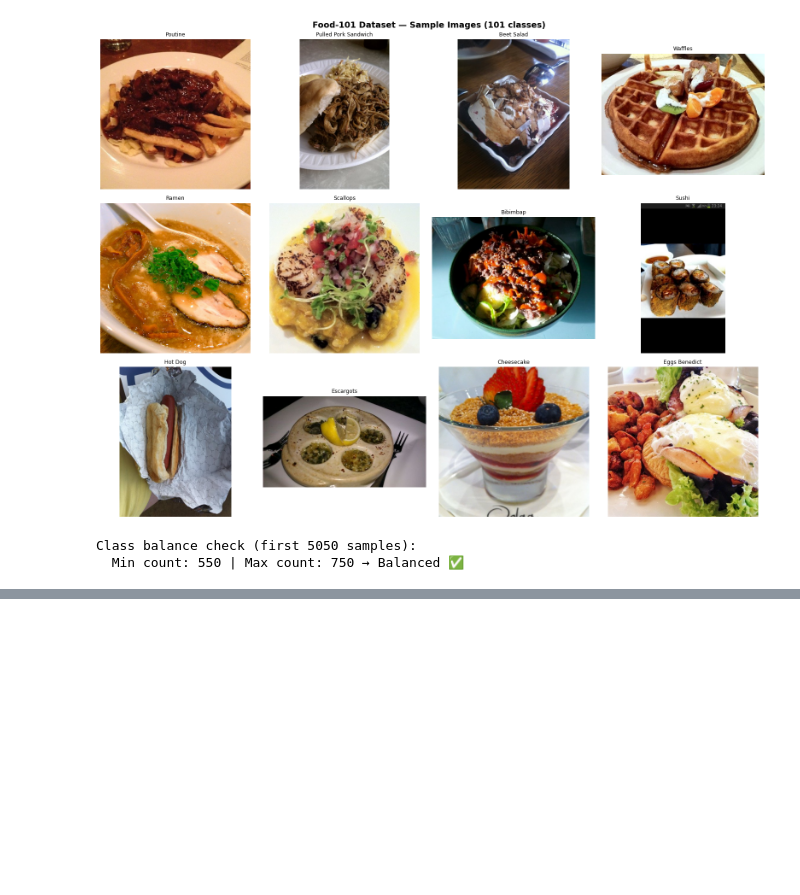
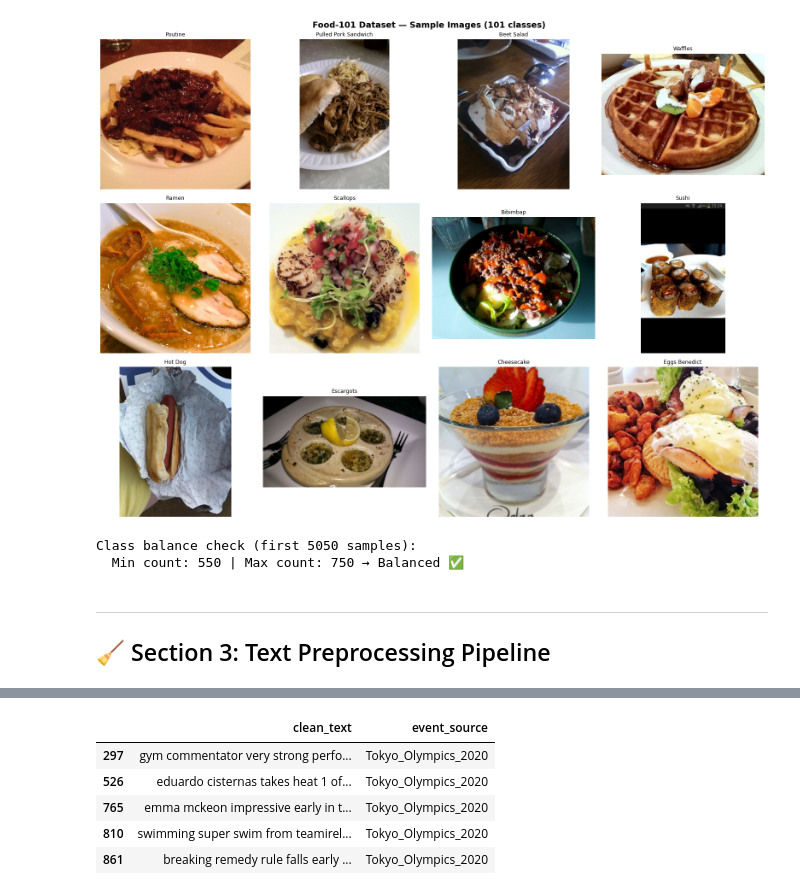
Before and after one commit to manojrawat1262/dining-trend-analysis, a Jupyter notebook: analysis_wip.ipynb, the cells around one changed output, grey strips where cells are left out. Cells and saved outputs as stored; diff of their text form; code cells hidden in the pictures; blank space fills up the shorter version.

```diff
--- a/analysis_wip.ipynb
+++ b/analysis_wip.ipynb
@@ -623,3 +623,74 @@ print(f'  Min count: {min(label_counts.values())} | Max count: {max(label_counts
 [figure]
 Class balance check (first 5050 samples):
   Min count: 550 | Max count: 750 → Balanced ✅
+# %% [markdown]
+---
+## 🧹 Section 3: Text Preprocessing Pipeline
+# %%
+# Food/dining-related keywords for filtering event tweets
+FOOD_KEYWORDS = [
+    'food', 'eat', 'dining', 'restaurant', 'meal', 'lunch', 'dinner',
+    'breakfast', 'snack', 'drink', 'chef', 'cuisine', 'dish', 'menu',
+    'vegan', 'vegetarian', 'sushi', 'ramen', 'burger', 'pizza', 'street food',
+    'plant-based', 'sustainable', 'organic', 'local food', 'halal', 'buffet',
+    'taste', 'delicious', 'yummy', 'hungry', 'cook', 'recipe', 'ingredient',
+    'flavor', 'spicy', 'sweet', 'healthy', 'fast food', 'seafood'
+]
+
+def preprocess_tweet(text: str) -> str:
+    """Clean a single tweet for NLP analysis."""
+    if not isinstance(text, str):
+        return ''
+    text = re.sub(r'https?://\S+|www\.\S+', '', text)      # Remove URLs
+    text = re.sub(r'@\w+', '', text)                        # Remove mentions
+    text = re.sub(r'#(\w+)', r'\1', text)                   # Keep hashtag text
+    text = re.sub(r'^RT[\s]+', '', text)                    # Remove RT prefix
+    text = unicodedata.normalize('NFKD', text)              # Normalize unicode
+    text = text.encode('ascii', 'ignore').decode('utf-8')   # Remove non-ASCII
+    text = re.sub(r'[^a-zA-Z0-9\s!?.,]', '', text)         # Keep alphanum + punctuation
+    text = re.sub(r'\s+', ' ', text).strip().lower()        # Collapse whitespace
+    return text
+
+def filter_food_tweets(df: pd.DataFrame, text_col: str = 'text') -> pd.DataFrame:
+    """Keep only tweets containing food-related keywords."""
+    pattern = '|'.join(FOOD_KEYWORDS)
+    mask = df[text_col].str.lower().str.contains(pattern, na=False)
+    filtered = df[mask].copy()
+    print(f'  Total: {len(df):,} → Food-related: {len(filtered):,} '
+          f'({len(filtered)/len(df)*100:.1f}%)')
+    return filtered
+
+def remove_bots(df: pd.DataFrame, threshold: int = 2) -> pd.DataFrame:
+    """Drop low-engagement tweets likely from bots."""
+    engage_col = next(
+        (c for c in ['retweets','favorites','likes_count','retweet_count'] if c in df.columns),
+        None
+    )
+    if engage_col:
+        before = len(df)
+        df = df[df[engage_col].fillna(0) >= threshold].copy()
+        print(f'  Bot filter removed {before - len(df):,} low-engagement tweets')
+    return df
+
+# ── Apply pipeline ───────────────────────────────────────────────────────
+print('Step 1: Cleaning tweet text...')
+all_tweets['clean_text'] = all_tweets['text'].apply(preprocess_tweet)
+all_tweets = all_tweets[all_tweets['clean_text'].str.len() > 10].copy()
+
+print('\nStep 2: Filtering food-related tweets...')
+food_tweets = filter_food_tweets(all_tweets, 'clean_text')
+
+print('\nStep 3: Removing potential bot tweets...')
+food_tweets = remove_bots(food_tweets)
+
+print('\nStep 4: Anonymizing usernames (GDPR compliance)...')
+if 'username' in food_tweets.columns:
+    food_tweets['username'] = '[ANONYMIZED]'
+if 'location' in food_tweets.columns:
+    food_tweets['location'] = food_tweets['location'].apply(
+        lambda x: x if pd.isna(x) else '[LOCATION REDACTED]'
+    )
+
+print(f'\n✅ Final food tweet dataset: {len(food_tweets):,} rows')
+food_tweets[['clean_text', 'event_source']].head(5)
+# %% [output]
@@ -625,0 +708,6 @@ Class balance check (first 5050 samples):
+|  | clean_text | event_source |
+| 297 | gym commentator very strong perfo... | Tokyo_Olympics_2020 |
+| 526 | eduardo cisternas takes heat 1 of... | Tokyo_Olympics_2020 |
+| 765 | emma mckeon impressive early in t... | Tokyo_Olympics_2020 |
+| 810 | swimming super swim from teamirel... | Tokyo_Olympics_2020 |
+| 861 | breaking remedy rule falls early ... | Tokyo_Olympics_2020 |
```
Also changed, not shown: parts of 2 cells of this notebook.
